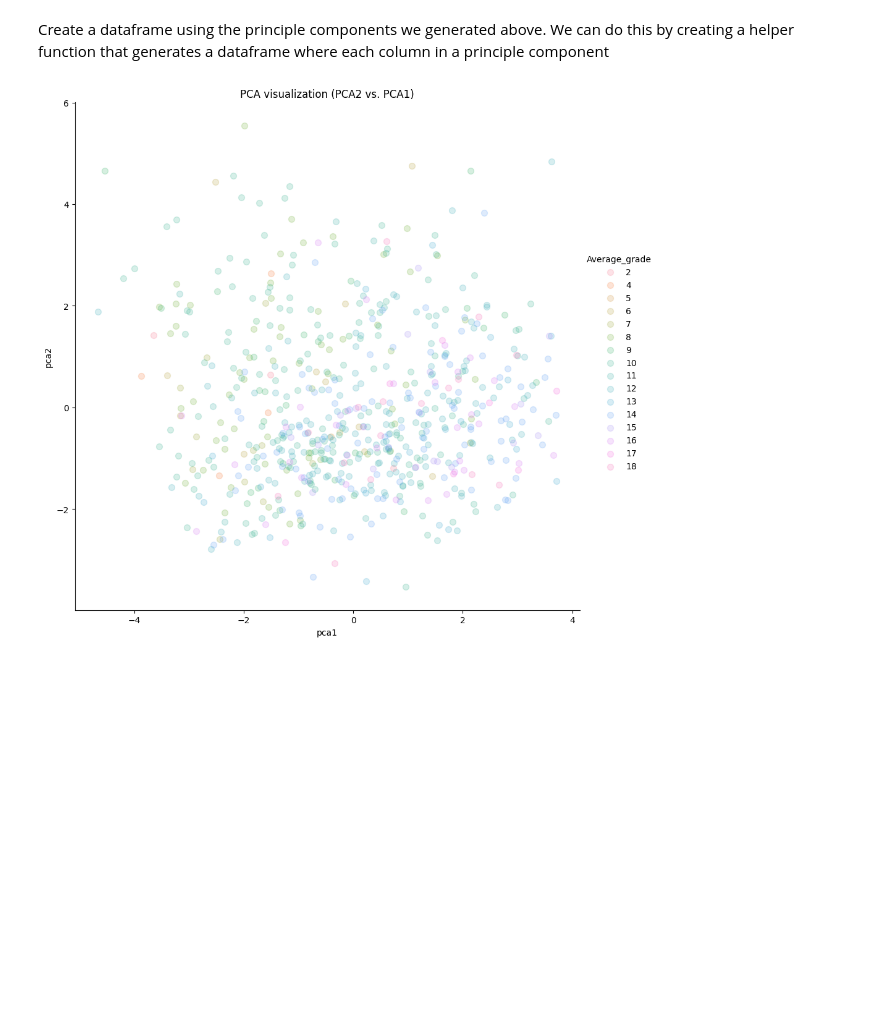
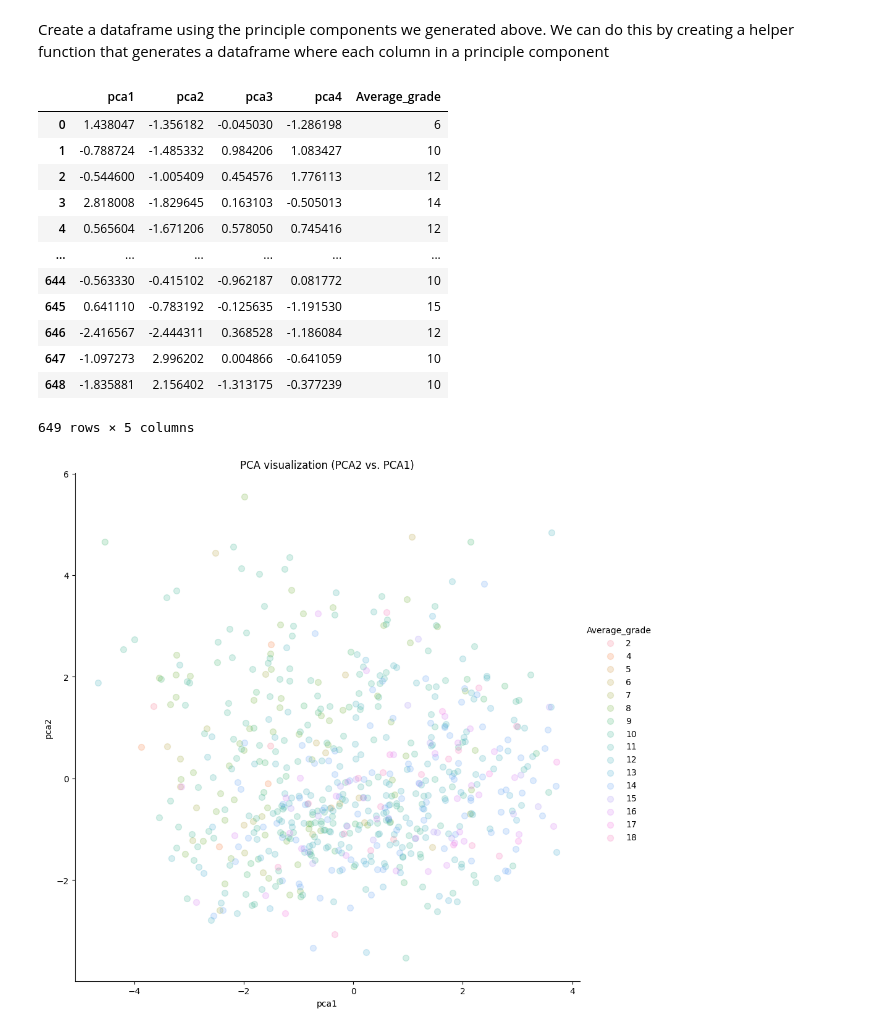
Before and after one commit to cmcswain/dfproj-fa24, a Jupyter notebook: dfproject.ipynb, the cells around one changed output. Drawn from its saved outputs; the diff is of its cells as text; code cells hidden in the pictures; blank space fills up the shorter version.

```diff
--- a/dfproject.ipynb
+++ b/dfproject.ipynb
@@ -159,6 +184,21 @@ def build_comps_df(components, label_df, dependent_var, colnames):
     return df
 # %%
 student_comps = build_comps_df(principle_components, student_numerical, 'Average_grade', ['pca1', 'pca2', 'pca3', 'pca4'])
+student_comps
+# %% [output]
+|  | pca1 | pca2 | pca3 | pca4 | Average_grade |
+| 0 | 1.438047 | -1.356182 | -0.045030 | -1.286198 | 6 |
+| 1 | -0.788724 | -1.485332 | 0.984206 | 1.083427 | 10 |
+| 2 | -0.544600 | -1.005409 | 0.454576 | 1.776113 | 12 |
+| 3 | 2.818008 | -1.829645 | 0.163103 | -0.505013 | 14 |
+| 4 | 0.565604 | -1.671206 | 0.578050 | 0.745416 | 12 |
+| ... | ... | ... | ... | ... | ... |
+| 644 | -0.563330 | -0.415102 | -0.962187 | 0.081772 | 10 |
+| 645 | 0.641110 | -0.783192 | -0.125635 | -1.191530 | 15 |
+| 646 | -2.416567 | -2.444311 | 0.368528 | -1.186084 | 12 |
+| 647 | -1.097273 | 2.996202 | 0.004866 | -0.641059 | 10 |
+| 648 | -1.835881 | 2.156402 | -1.313175 | -0.377239 | 10 |
+649 rows × 5 columns
 # %%
 import seaborn as sns
 
```
Also changed, not shown: parts of 5 cells of this notebook.
